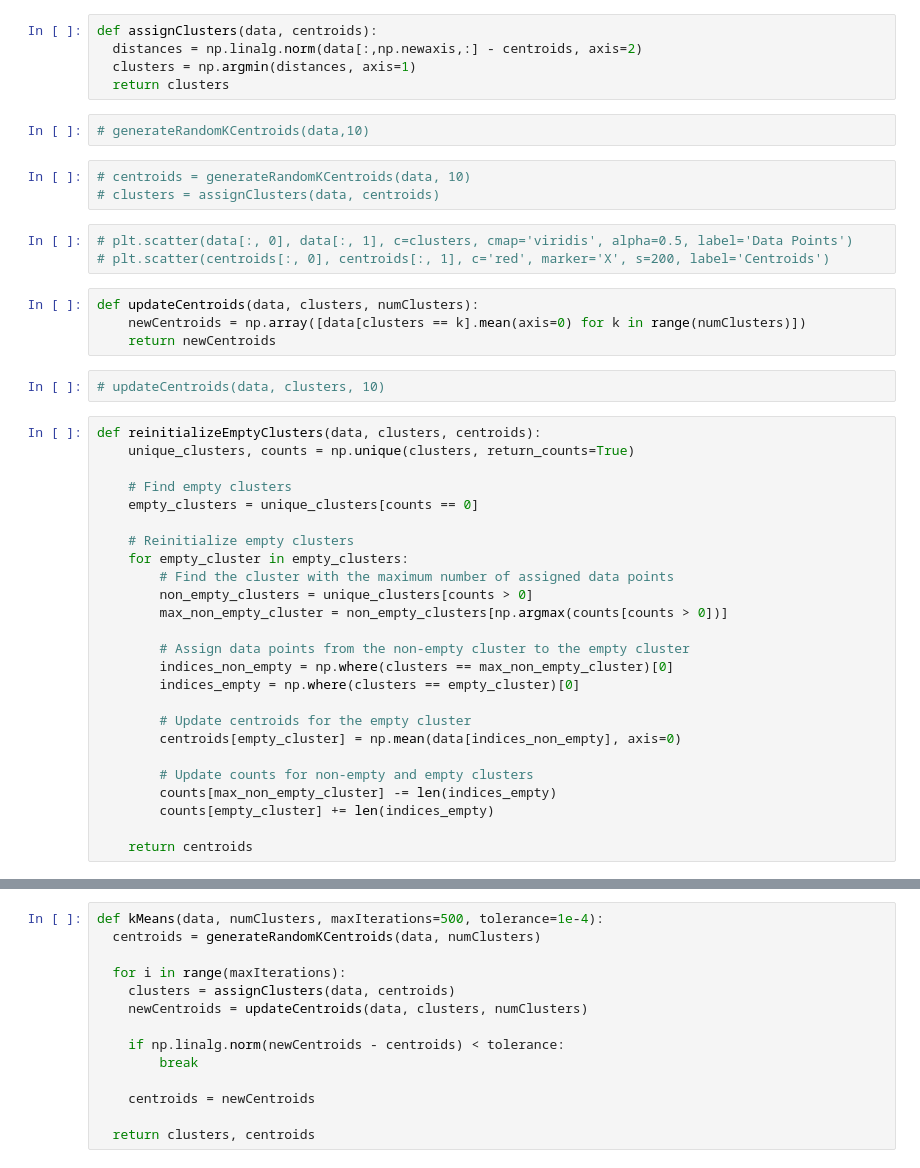
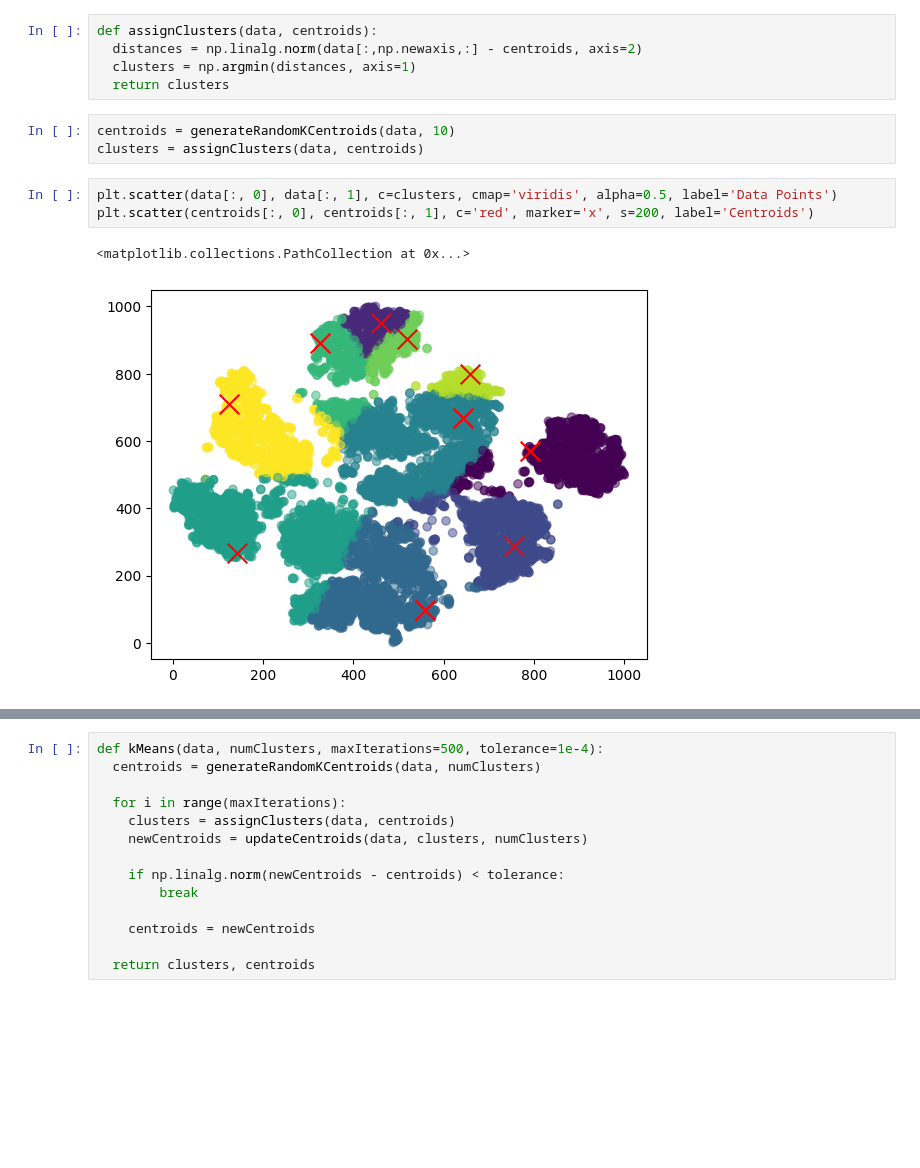
Before and after one commit to krithikajain/Handwritten-Digits-Clustering-using-K-Means, a Jupyter notebook: kmeans_clustering.ipynb, the cells around one changed output, grey strips where cells are left out. Cells and saved outputs as stored; diff of their text form; blank space fills up the shorter version.

```diff
--- a/kmeans_clustering.ipynb
+++ b/kmeans_clustering.ipynb
@@ -96,41 +100,11 @@ def assignClusters(data, centroids):
   clusters = np.argmin(distances, axis=1)
   return clusters
 # %%
-# generateRandomKCentroids(data,10)
+centroids = generateRandomKCentroids(data, 10)
+clusters = assignClusters(data, centroids)
-# %%
-# centroids = generateRandomKCentroids(data, 10)
-# clusters = assignClusters(data, centroids)
 # %%
-# plt.scatter(data[:, 0], data[:, 1], c=clusters, cmap='viridis', alpha=0.5, label='Data Points')
-# plt.scatter(centroids[:, 0], centroids[:, 1], c='red', marker='X', s=200, label='Centroids')
+plt.scatter(data[:, 0], data[:, 1], c=clusters, cmap='viridis', alpha=0.5, label='Data Points')
+plt.scatter(centroids[:, 0], centroids[:, 1], c='red', marker='x', s=200, label='Centroids')
+# %% [output]
+<matplotlib.collections.PathCollection at 0x...>
+[figure, added]
-# %%
-def updateCentroids(data, clusters, numClusters):
-    newCentroids = np.array([data[clusters == k].mean(axis=0) for k in range(numClusters)])
-    return newCentroids
-# %%
-# updateCentroids(data, clusters, 10)
-# %%
-def reinitializeEmptyClusters(data, clusters, centroids):
-    unique_clusters, counts = np.unique(clusters, return_counts=True)
-
-    # Find empty clusters
-    empty_clusters = unique_clusters[counts == 0]
-
-    # Reinitialize empty clusters
-    for empty_cluster in empty_clusters:
-        # Find the cluster with the maximum number of assigned data points
-        non_empty_clusters = unique_clusters[counts > 0]
-        max_non_empty_cluster = non_empty_clusters[np.argmax(counts[counts > 0])]
-
-        # Assign data points from the non-empty cluster to the empty cluster
-        indices_non_empty = np.where(clusters == max_non_empty_cluster)[0]
-        indices_empty = np.where(clusters == empty_cluster)[0]
-
-        # Update centroids for the empty cluster
-        centroids[empty_cluster] = np.mean(data[indices_non_empty], axis=0)
-
-        # Update counts for non-empty and empty clusters
-        counts[max_non_empty_cluster] -= len(indices_empty)
-        counts[empty_cluster] += len(indices_empty)
-
-    return centroids
```
Also changed, not shown: parts of 21 cells of this notebook.
